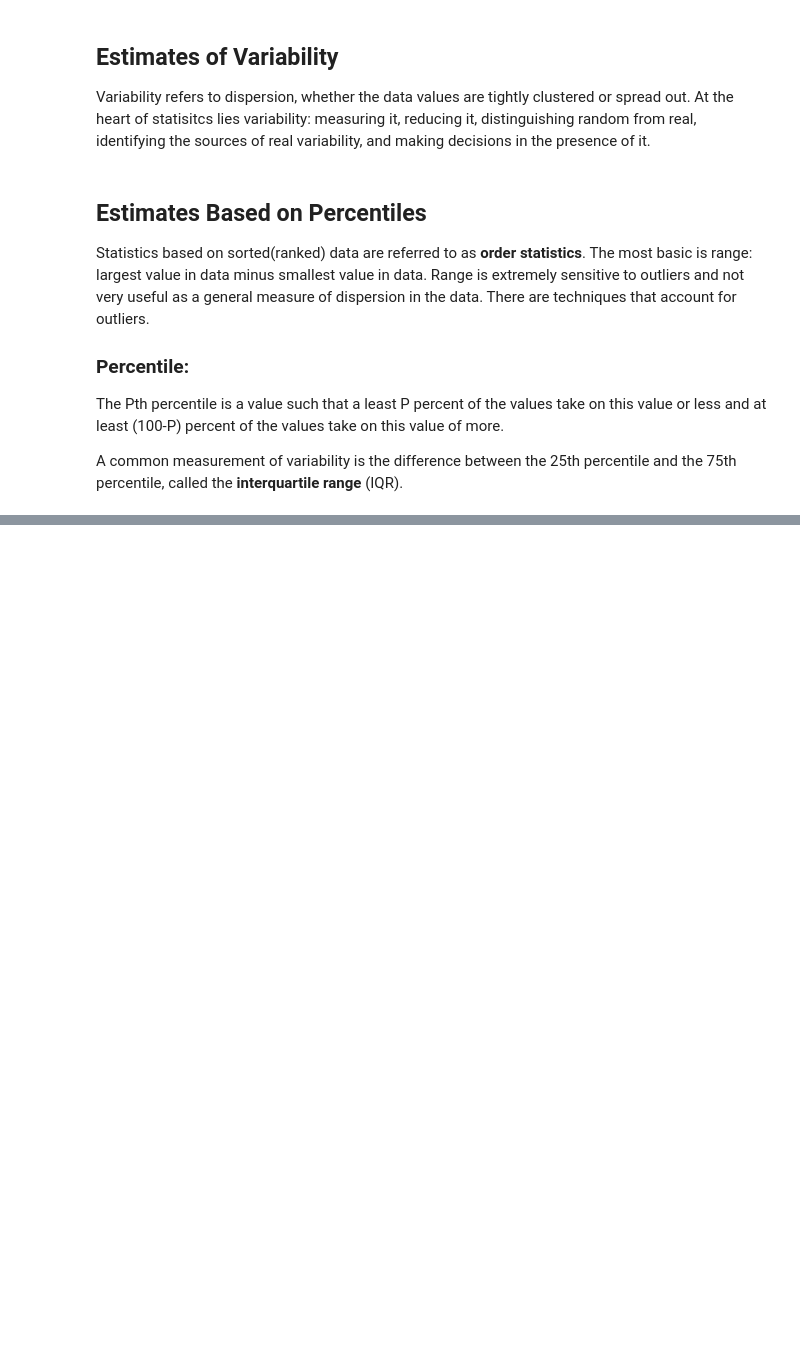
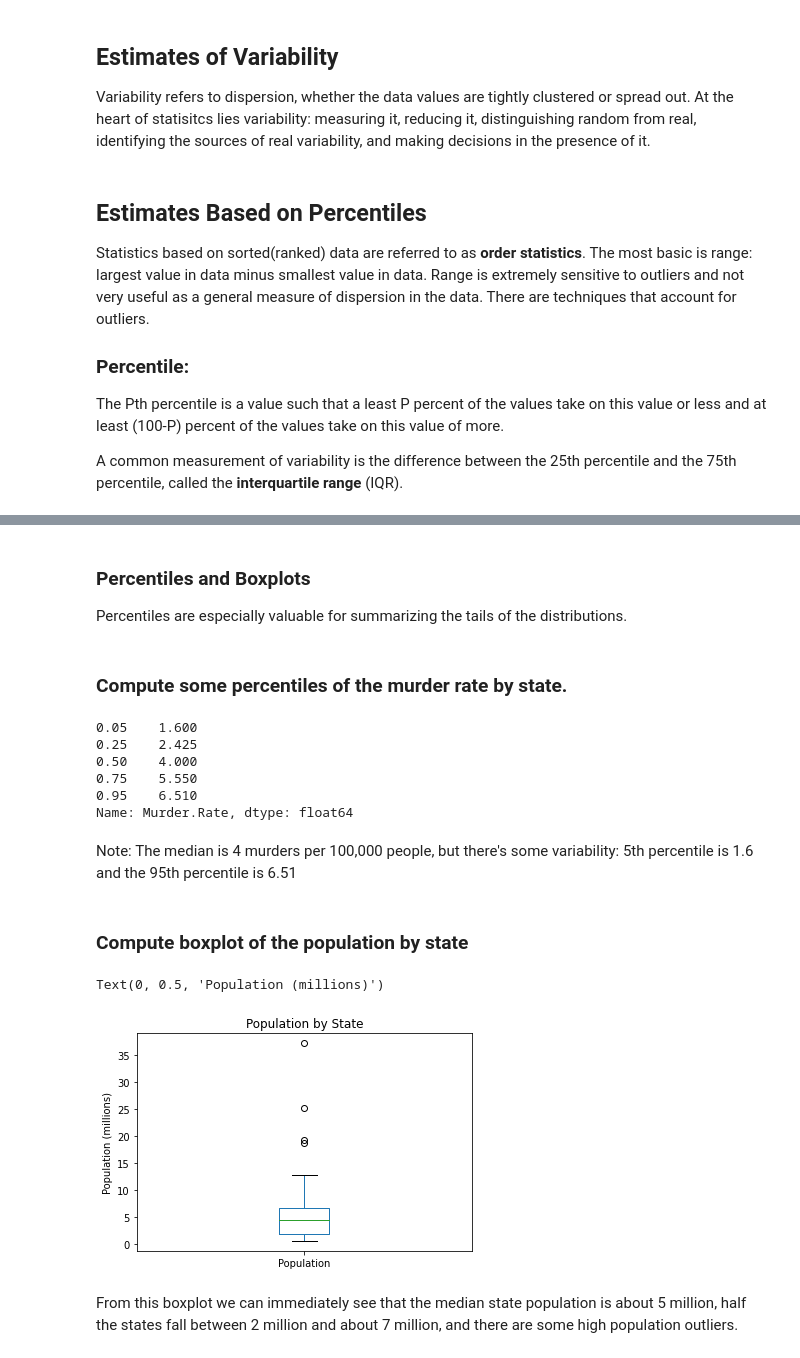
Before and after one commit to beauvilerobed/statistics-for-data-science, a Jupyter notebook: EDA.ipynb, the cells around one changed output, grey strips where cells are left out. Drawn from its saved outputs; the diff is of its cells as text; code cells hidden in the pictures; blank space fills up the shorter version.

Commit message:
doc: add new sections and directory

```diff
--- a/EDA.ipynb
+++ b/EDA.ipynb
@@ -14,5 +19,14 @@ from scipy.stats import trim_mean
+# %%
+try:
+    import common
+    DATA = common.dataDirectory()
+except ImportError:
+    DATA = Path().resolve() / 'data'
+# %%
+DFW_AIRPORT_DELAYS_CSV = DATA / 'dfw_airline.csv'
+STATE_CSV = DATA / 'state.csv'
 # %%
-df = pd.read_csv('data/state.csv')
+df = pd.read_csv(STATE_CSV)
 df.head()
 # %% [output]
 |  | State | Population | Murder.Rate | Abbreviation |
@@ -56,0 +92,26 @@ A common measurement of variability is the difference between the 25th percentil
+# %% [markdown]
+### **Percentiles and Boxplots**
+Percentiles are especially valuable for summarizing the tails of the distributions.
+# %% [markdown]
+### Compute some percentiles of the murder rate by state.
+# %%
+df['Murder.Rate'].quantile([.05, .25, .5, .75, .95])
+# %% [output]
+0.05    1.600
+0.25    2.425
+0.50    4.000
+0.75    5.550
+0.95    6.510
+Name: Murder.Rate, dtype: float64
+# %% [markdown]
+Note: The median is 4 murders per 100,000 people, but there's some variability: 5th percentile is 1.6 and the 95th percentile is 6.51
+# %% [markdown]
+### Compute boxplot of the population by state
+# %%
+ax = (df['Population']/1000000).plot.box(title='Population by State')
+ax.set_ylabel('Population (millions)')
+# %% [output]
+Text(0, 0.5, 'Population (millions)')
+[figure, added]
+# %% [markdown]
+From this boxplot we can immediately see that the median state population is about 5 million, half the states fall between 2 million and about 7 million, and there are some high population outliers.
```
Also changed, not shown: parts of 22 cells of this notebook.
